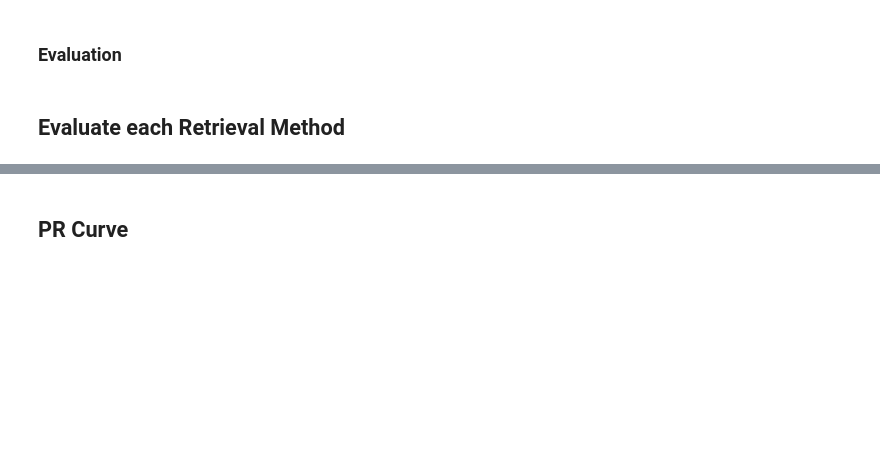
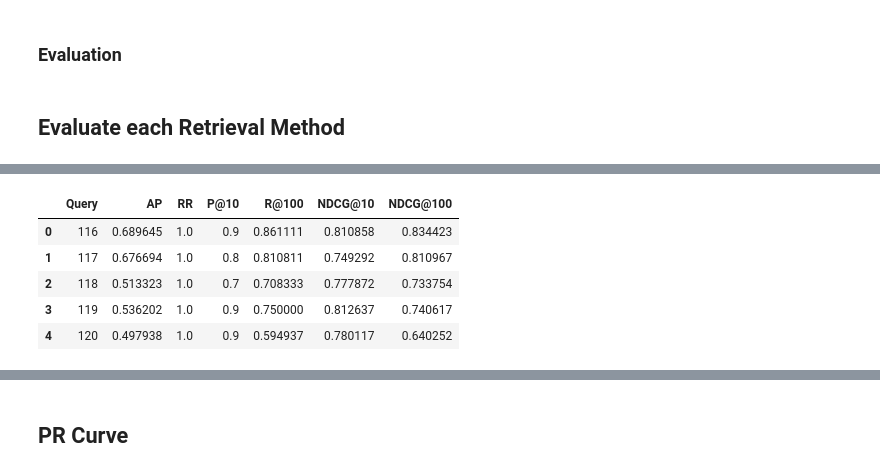
Before and after one commit to alexandreffs/nlpProject, a Jupyter notebook: project_phase1.ipynb, the cells around one changed output, grey strips where cells are left out. Drawn from its saved outputs; the diff is of its cells as text; code cells hidden in the pictures; blank space fills up the shorter version.

```diff
--- a/project_phase1.ipynb
+++ b/project_phase1.ipynb
@@ -708,0 +850,9 @@ summary_df
+# %%
+df_lmd.head()
+# %% [output]
+|  | Query | AP | RR | P@10 | R@100 | NDCG@10 | NDCG@100 |
+| 0 | 116 | 0.689645 | 1.0 | 0.9 | 0.861111 | 0.810858 | 0.834423 |
+| 1 | 117 | 0.676694 | 1.0 | 0.8 | 0.810811 | 0.749292 | 0.810967 |
+| 2 | 118 | 0.513323 | 1.0 | 0.7 | 0.708333 | 0.777872 | 0.733754 |
+| 3 | 119 | 0.536202 | 1.0 | 0.9 | 0.750000 | 0.812637 | 0.740617 |
+| 4 | 120 | 0.497938 | 1.0 | 0.9 | 0.594937 | 0.780117 | 0.640252 |
```
Also changed, not shown: parts of 17 cells of this notebook, 1 other file.
